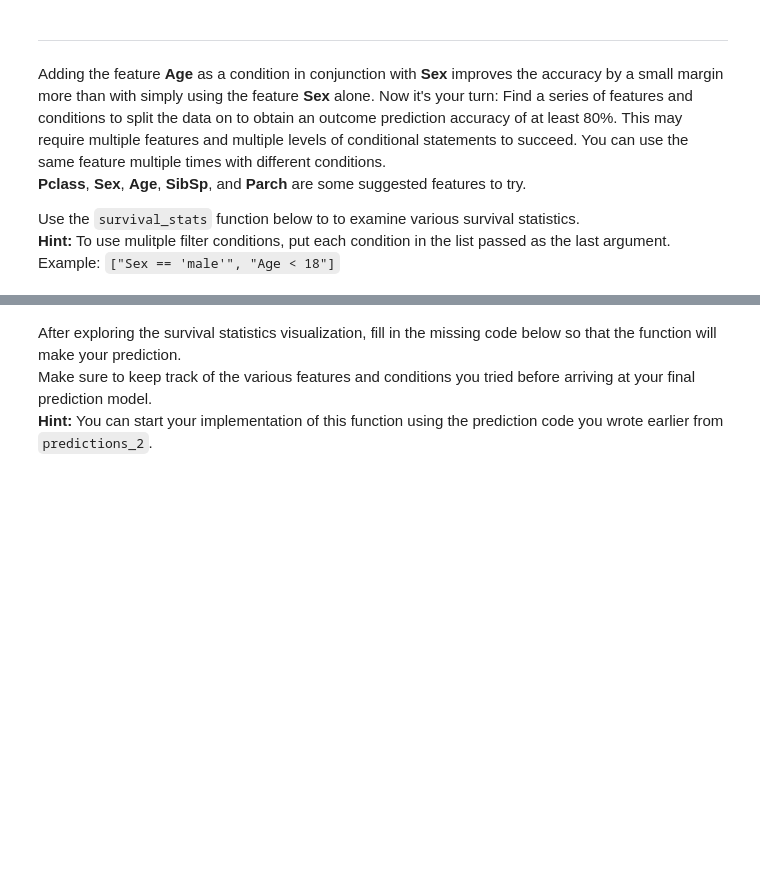
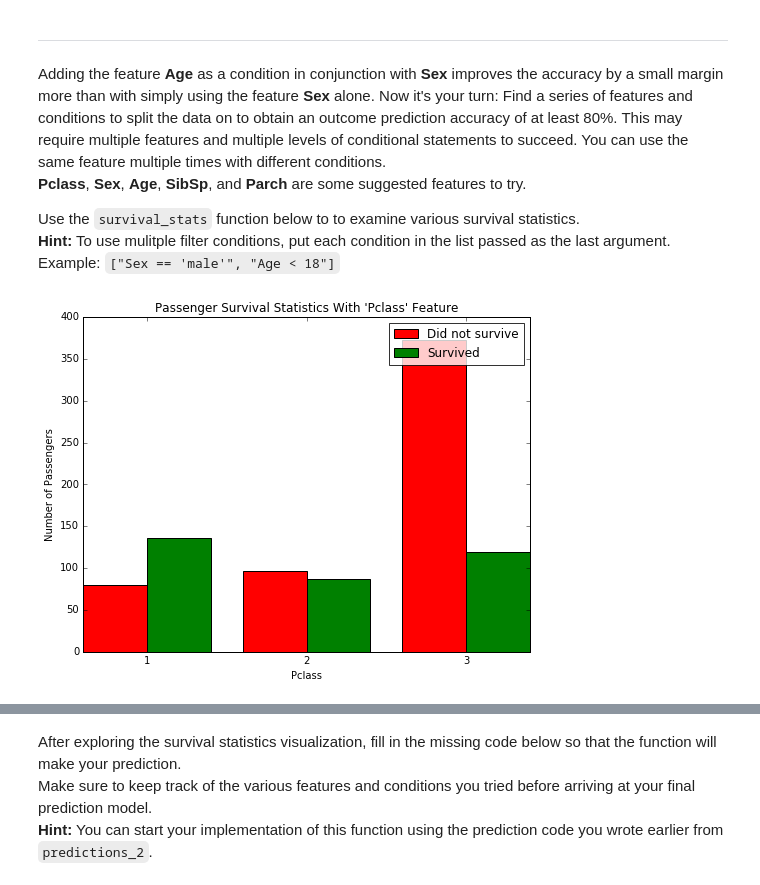
Before and after one commit to rtindru/machine-learning, a Jupyter notebook: projects/titanic_survival_exploration/titanic_survival_exploration.ipynb, the cells around one changed output, grey strips where cells are left out. Drawn from its saved outputs; the diff is of its cells as text; code cells hidden in the pictures; blank space fills up the shorter version.

Commit message:
Updated answer 4 with more details + visualizations

```diff
--- a/projects/titanic_survival_exploration/titanic_survival_exploration.ipynb
+++ b/projects/titanic_survival_exploration/titanic_survival_exploration.ipynb
@@ -215,3 +215,8 @@ Adding the feature **Age** as a condition in conjunction with **Sex** improves t
 
 Use the `survival_stats` function below to to examine various survival statistics.
 **Hint:** To use mulitple filter conditions, put each condition in the list passed as the last argument. Example: `["Sex == 'male'", "Age < 18"]`
+# %%
+# Exploring splits across Pclass
+vs.survival_stats(data, outcomes, 'Pclass',)
+# %% [output]
+[figure, added]
```
Also changed, not shown: parts of 18 cells of this notebook, 1 other file.
